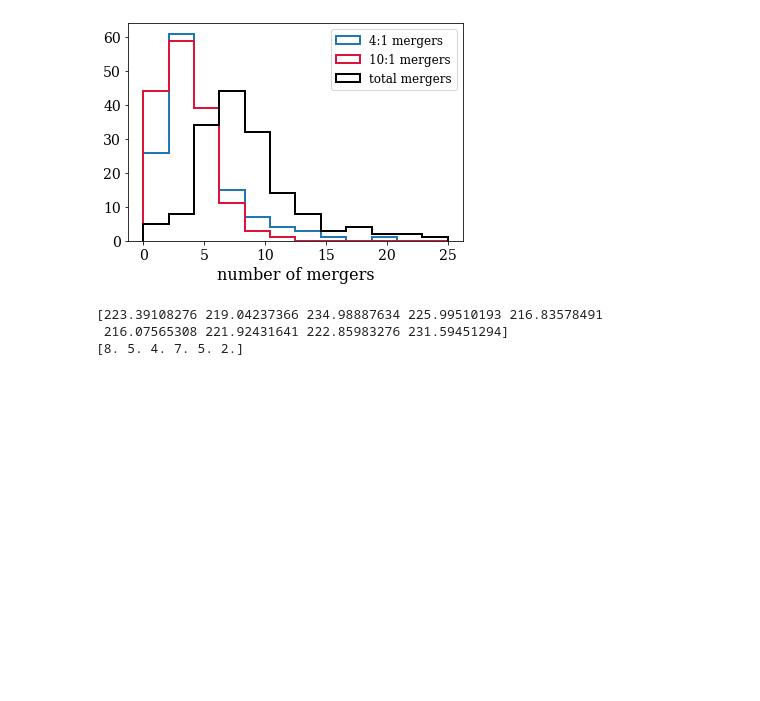
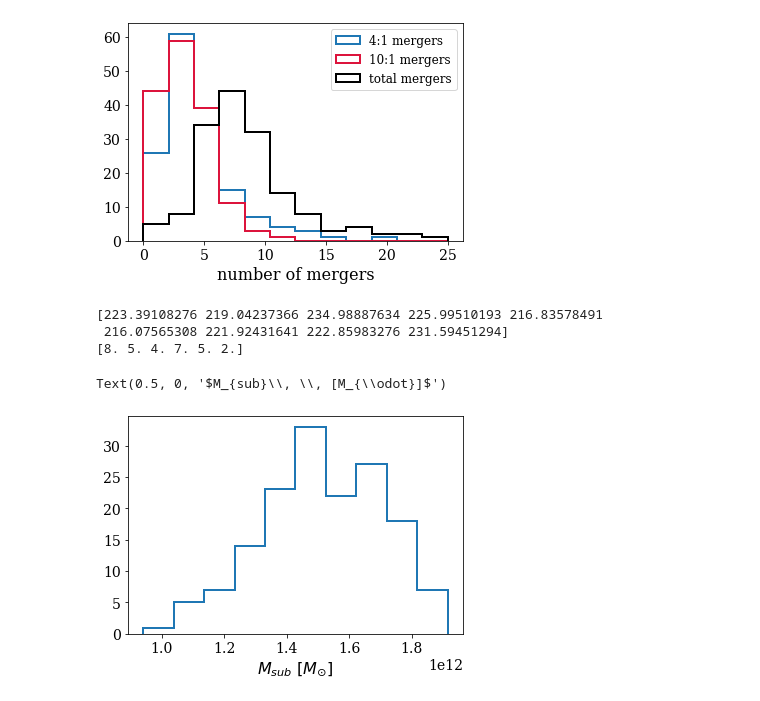
Before and after one commit to ekta1224/IllustrisAD, a Jupyter notebook: TNG_v2/plot_TNG_sample_properties.ipynb, the cells around one changed output. Saved outputs shown, nothing was run; the diff lists cells and outputs as text; code cells hidden in the pictures; blank space fills up the shorter version.

Commit message:
commented out analog with no gas and added plots showing the subhalo mass comparisons

```diff
--- a/TNG_v2/plot_TNG_sample_properties.ipynb
+++ b/TNG_v2/plot_TNG_sample_properties.ipynb
@@ -11,6 +11,7 @@ ids = sample[:,0]
 halo_mass = sample[:,7]*1e10/0.704
 stellar_mass = sample[:,8]*1e10/0.704
 vmax = sample[:,9]
+subhalomass = np.loadtxt('M31analogs_halo_props_TNG100_revised_subhalomass.txt')[:,10]*1e10/0.704
 # %% [output]
 [ 4.29041000e+05  3.07635352e+03  3.25153672e+04  3.90027686e+03
  -1.47242756e+01 -3.30249146e+02  1.10245094e+02  1.02576187e+02
@@ -73,3 +74,10 @@ print(num_maj[vmax < 200])
 [223.39108276 219.04237366 234.98887634 225.99510193 216.83578491
  216.07565308 221.92431641 222.85983276 231.59451294]
 [8. 5. 4. 7. 5. 2.]
+# %%
+plt.figure()
+plt.hist(subhalomass, bins = 10, histtype='step', lw=2)
+plt.xlabel(r'$M_{sub}\, \, [M_{\odot}]$')
+# %% [output]
+Text(0.5, 0, '$M_{sub}\\, \\, [M_{\\odot}]$')
+[figure, added]
```
Also changed, not shown: parts of 2 cells of this notebook, 1 other file.
